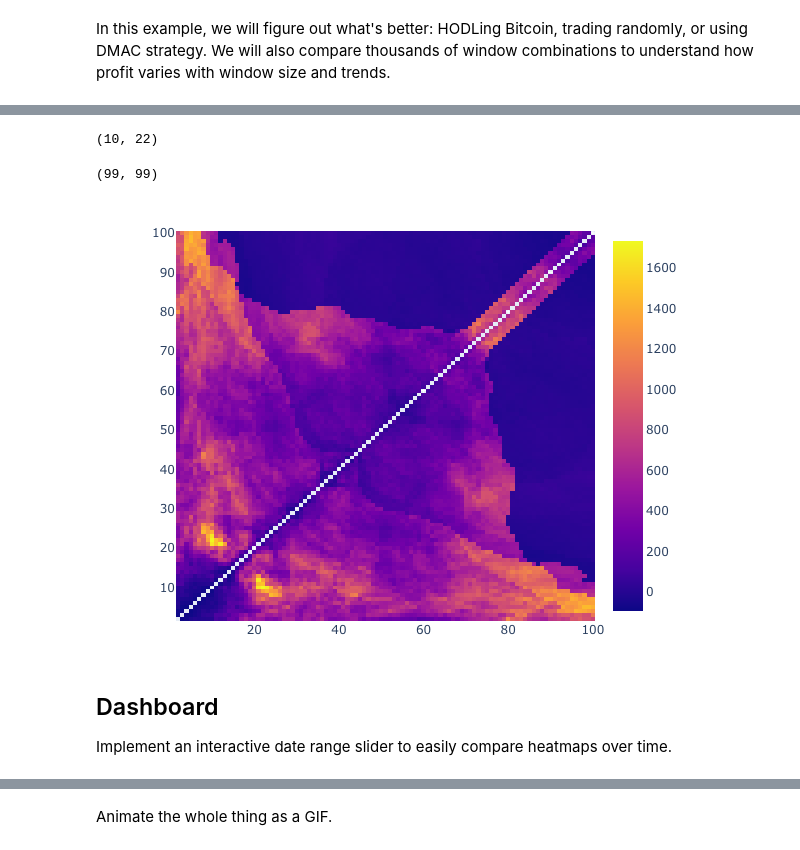
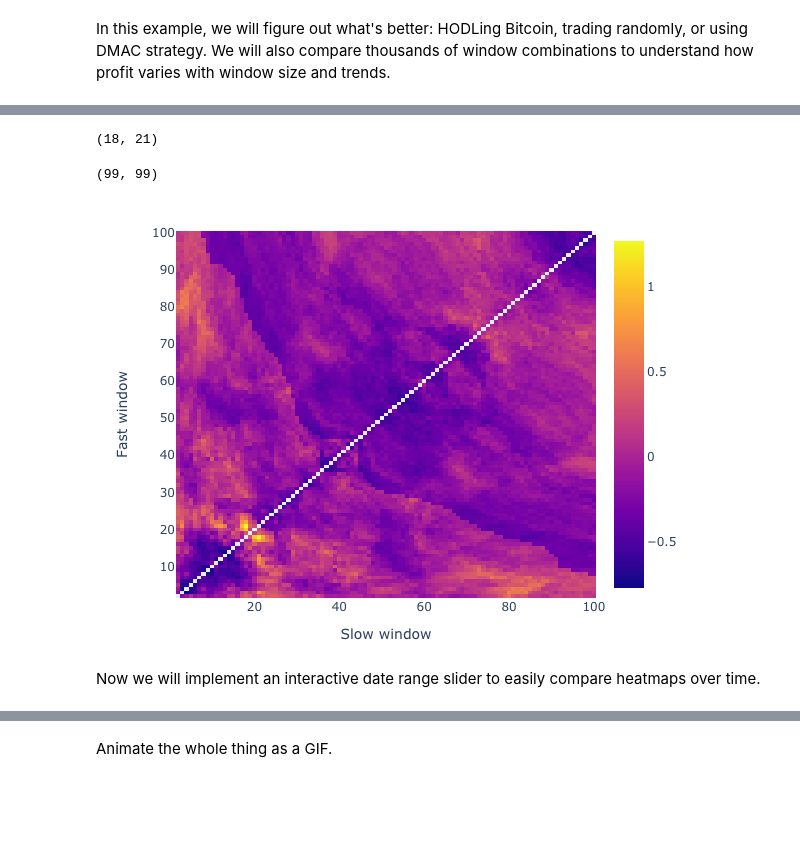
Before and after one commit to polakowo/vectorbt, a Jupyter notebook: examples/Bitcoin_DMAC.ipynb, the cells around one changed output, grey strips where cells are left out. Drawn from its saved outputs; the diff is of its cells as text; code cells hidden in the pictures; blank space fills up the shorter version.

```diff
--- a/examples/Bitcoin_DMAC.ipynb
+++ b/examples/Bitcoin_DMAC.ipynb
@@ -239,7 +278,10 @@ print(dmac_comb.fast.shape, dmac_comb.slow.shape)
 # %%
 # We perform the same steps, but now we have 4851 columns instead of 1
 # Each column corresponds to a pair of fast and slow windows
-entries_comb, exits_comb = dmac_comb.crossover_signals()
+# Generate crossover signals
+ma_entries, ma_exits = fast_ma.ma_crossover(slow_ma)
 
-print(entries_comb.shape, exits_comb.shape)
+print(ma_entries.shape)
+print(ma_exits.shape)
+print(ma_entries.columns) # columns contain tuples of (fast_window, slow_window)
 # %% [output]
@@ -247,4 +305,3 @@ print(entries_comb.shape, exits_comb.shape)
 # %%
 # Build portfolio
-portfolio_comb = vbt.Portfolio.from_signals(df['Open'], entries_comb, exits_comb,
-    investment=INVESTMENT, commission=COMMISSION, slippage=slippage)
+ma_portfolio = vbt.Portfolio.from_signals(ohlcv['Open'], ma_entries, ma_exits)
@@ -256,0 +308,6 @@ print(strat_comb.shape)
+# %%
+# Calculate performance of each window combination
+ma_perf = getattr(ma_portfolio, metric)
+
+print(ma_perf.shape)
+print(ma_perf.index)
@@ -257,20 +332,22 @@ print(strat_comb.shape)
 # %%
-strat_comb.idxmax() # your optimal window combination
+ma_perf.idxmax() # your optimal window combination
 # %% [output]
-(10, 22)
+(18, 21)
 # %%
 # Convert this array into a matrix of shape (99, 99): 99 fast windows x 99 slow windows
-strat_matrix_df = strat_comb.vbt.unstack_to_df(symmetric=True)
+ma_perf_matrix = ma_perf.vbt.unstack_to_df(symmetric=True)
 
-print(strat_matrix_df.shape)
+print(ma_perf_matrix.shape)
 # %% [output]
 (99, 99)
 # %%
-strat_matrix_df.vbt.heatmap(width=600, height=450).show_png() # remove show_png() for interactivity
+ma_perf_matrix.vbt.Heatmap(
+    xaxis_title='Slow window',
+    yaxis_title='Fast window',
+    width=600, height=450).show_png()
+# remove show_png() for interactivity
 # %% [output]
-[figure, old version]
+[figure, new version]
 # %% [markdown]
-## Dashboard
-
-Implement an interactive date range slider to easily compare heatmaps over time.
+Now we will implement an interactive date range slider to easily compare heatmaps over time.
 # %%
```
Also changed, not shown: parts of 96 cells of this notebook, 11 other files.
